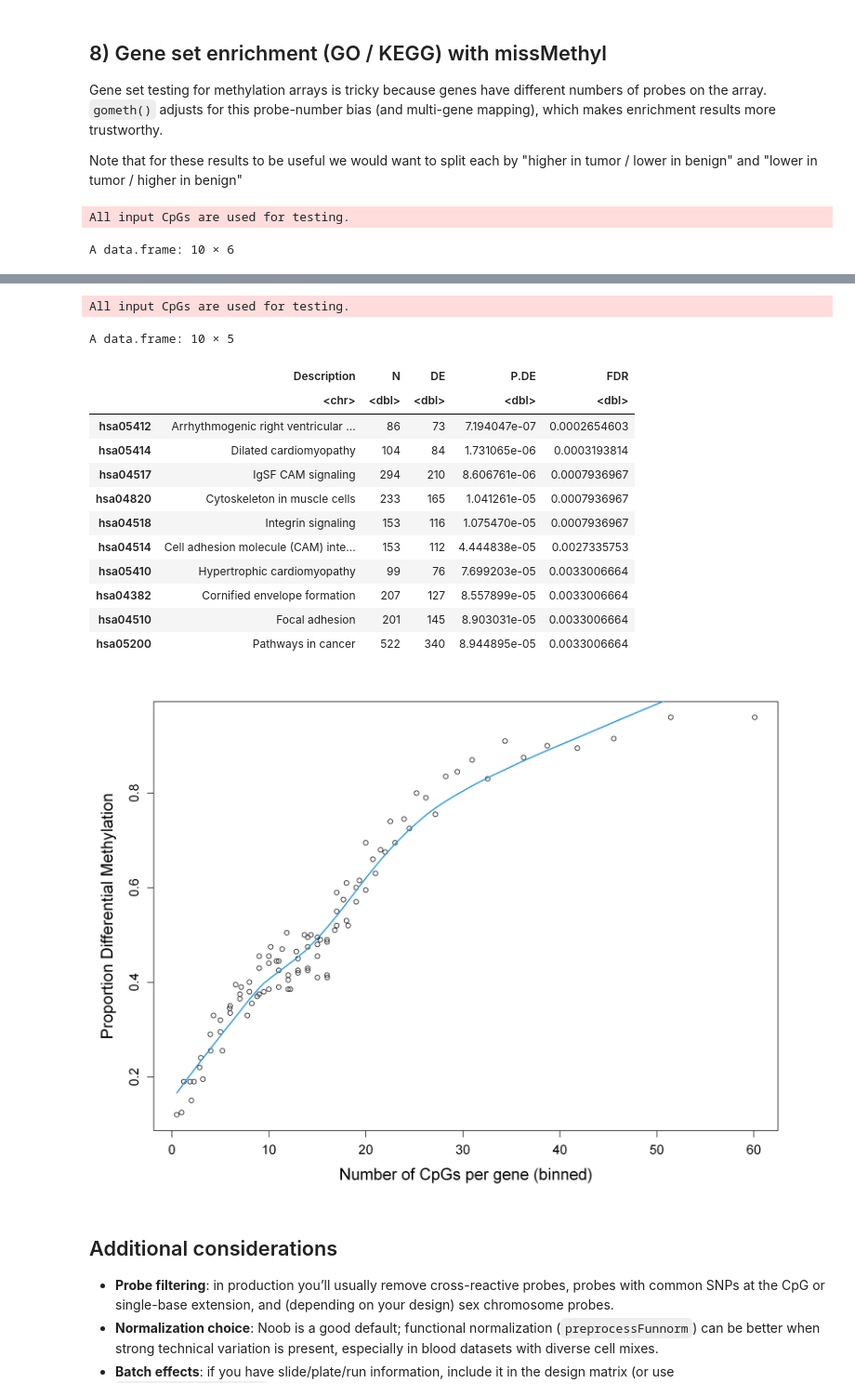
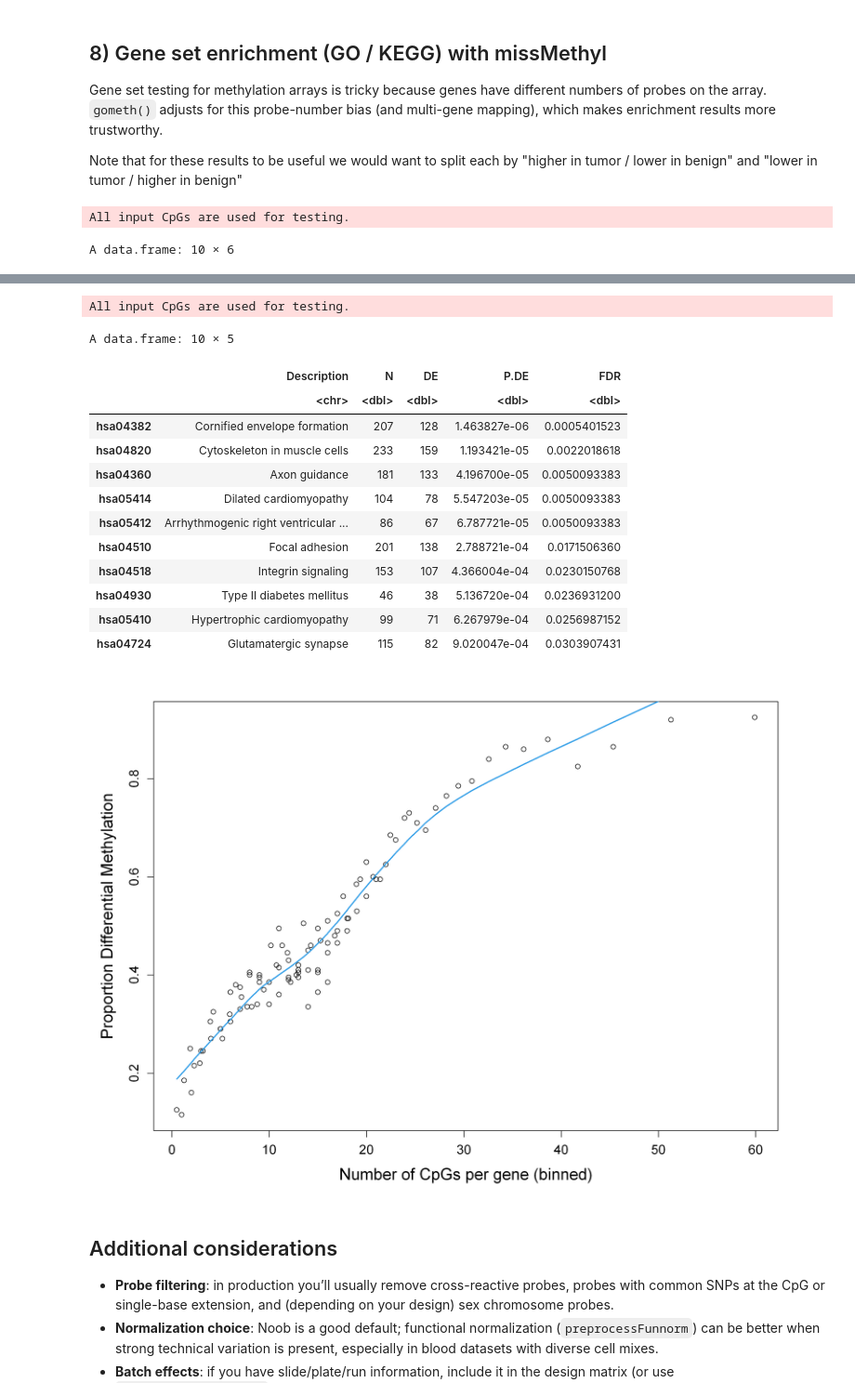
Before and after one commit to meshik/bioinformatics-code-hub, a Jupyter notebook: epigenomics/dna_methylation/r.ipynb, the cells around one changed output, grey strips where cells are left out. Shown at 93% size. Cells and saved outputs as stored; diff of their text form; code cells hidden in the pictures.

```diff
--- a/epigenomics/dna_methylation/r.ipynb
+++ b/epigenomics/dna_methylation/r.ipynb
@@ -122,7 +116,7 @@ Typical quick plots:
 - Beta density: samples should have broadly similar bimodal shapes with peaks near low and high methylation (common in array data). Strong shifts/outliers can indicate technical issues or extreme biology.
 - MDS/PCA: MDS places samples close together if their genome-wide methylation profiles are similar. If samples cluster by sample group, that supports a biological signal. If they cluster by technical factors (slide/plate/run date), that suggests batch effects you may need to model.
 # %%
-gSet <- minfi::preprocessNoob(rgSet)   # Noob normalized
+gSet <- minfi::preprocessFunnorm(rgSet)   # Functional normalization
 beta <- minfi::getBeta(gSet)
 mvals <- minfi::getM(gSet)
 
@@ -162,8 +165,8 @@ keep_probes <- rowMeans(detP <= 0.01, na.rm = TRUE) >= 0.90
 sum(keep_probes)
 
 gSet <- gSet[keep_probes, ]
-beta <- getBeta(gSet)
-mvals <- getM(gSet)
+mvals <- minfi::getM(gSet)
+beta <- minfi::getBeta(gSet)
 # %% [output]
 [1] 483894
 # %% [markdown]
@@ -217,15 +213,16 @@ A data.frame: 6 × 4
 
 You typically look for CpGs with both strong statistical support and meaningful methylation difference (e.g., |Δβ| ≥ 0.10), although smaller effects can matter in promoters/enhancers
 # %%
-dmp$neglog10p <- -log10(dmp$adj.P.Val)
-dmp$hit <- (dmp$adj.P.Val < 0.05) & (abs(dmp$delta_beta) >= 0.10)
+hit <- dmp$adj.P.Val < 0.05 & abs(dmp$delta_beta) >= 0.10
 
-ggplot(dmp, aes(x = delta_beta, y = neglog10p)) +
-  geom_point(alpha = 0.10) +
-  geom_point(data = subset(dmp, hit), alpha = 0.8) +
+ggplot(dmp, aes(delta_beta, -log10(adj.P.Val))) +
+  geom_point(alpha = 0.05) +
+  geom_point(data = dmp[hit, ], alpha = 0.8) +
   labs(
     title = "DMPs: tumor vs benign",
     x = "Delta Beta (tumor - benign)",
     y = "-log10(adj. p-value)"
   )
+
+#TODO: could be nice to label top hits and have a legend with the amount of hits
 # %% [output]
@@ -304,24 +297,11 @@ Gene set testing for methylation arrays is tricky because genes have different n
 
 Note that for these results to be useful we would want to split each by "higher in tumor / lower in benign" and "lower in tumor / higher in benign"
 # %%
-all_cpg <- rownames(m_sub)  # the CPGs we actually used after filtering above
+all_cpg <- rownames(mvals)
 sig_cpg <- rownames(dmp)[dmp$adj.P.Val < 0.05]
 
-go <- missMethyl::gometh(sig.cpg = sig_cpg,
-    all.cpg = all_cpg,
-    collection = "GO",
-    plot.bias = TRUE,  # adds the bias plot at the end - genes with more probes seem more significant
-    array.type = "450K"
-)
-missMethyl::topGSA(go, number = 10)
-
-kegg <- missMethyl::gometh(
-    sig.cpg = sig_cpg,
-    all.cpg = all_cpg,
-    collection = "KEGG",
-    array.type = "450K"
-)
-missMethyl::topGSA(kegg, number = 10)
+topGSA(gometh(sig_cpg, all_cpg, collection = "GO", array.type = "450K", plot.bias = TRUE), 10)
+topGSA(gometh(sig_cpg, all_cpg, collection = "KEGG", array.type = "450K"), 10)
 # %% [output]
 All input CpGs are used for testing.
 A data.frame: 10 × 6
@@ -340,18 +320,18 @@ A data.frame: 10 × 6
 All input CpGs are used for testing.
 A data.frame: 10 × 5
 |  | Description | N | DE | P.DE | FDR |
 |  | <chr> | <dbl> | <dbl> | <dbl> | <dbl> |
-| hsa05412 | Arrhythmogenic right ventricular ... | 86 | 73 | 7.194047e-07 | 0.0002654603 |
-| hsa05414 | Dilated cardiomyopathy | 104 | 84 | 1.731065e-06 | 0.0003193814 |
-| hsa04517 | IgSF CAM signaling | 294 | 210 | 8.606761e-06 | 0.0007936967 |
-| hsa04820 | Cytoskeleton in muscle cells | 233 | 165 | 1.041261e-05 | 0.0007936967 |
-| hsa04518 | Integrin signaling | 153 | 116 | 1.075470e-05 | 0.0007936967 |
-| hsa04514 | Cell adhesion molecule (CAM) inte... | 153 | 112 | 4.444838e-05 | 0.0027335753 |
-| hsa05410 | Hypertrophic cardiomyopathy | 99 | 76 | 7.699203e-05 | 0.0033006664 |
-| hsa04382 | Cornified envelope formation | 207 | 127 | 8.557899e-05 | 0.0033006664 |
-| hsa04510 | Focal adhesion | 201 | 145 | 8.903031e-05 | 0.0033006664 |
-| hsa05200 | Pathways in cancer | 522 | 340 | 8.944895e-05 | 0.0033006664 |
+| hsa04382 | Cornified envelope formation | 207 | 128 | 1.463827e-06 | 0.0005401523 |
+| hsa04820 | Cytoskeleton in muscle cells | 233 | 159 | 1.193421e-05 | 0.0022018618 |
+| hsa04360 | Axon guidance | 181 | 133 | 4.196700e-05 | 0.0050093383 |
+| hsa05414 | Dilated cardiomyopathy | 104 | 78 | 5.547203e-05 | 0.0050093383 |
+| hsa05412 | Arrhythmogenic right ventricular ... | 86 | 67 | 6.787721e-05 | 0.0050093383 |
+| hsa04510 | Focal adhesion | 201 | 138 | 2.788721e-04 | 0.0171506360 |
+| hsa04518 | Integrin signaling | 153 | 107 | 4.366004e-04 | 0.0230150768 |
+| hsa04930 | Type II diabetes mellitus | 46 | 38 | 5.136720e-04 | 0.0236931200 |
+| hsa05410 | Hypertrophic cardiomyopathy | 99 | 71 | 6.267979e-04 | 0.0256987152 |
+| hsa04724 | Glutamatergic synapse | 115 | 82 | 9.020047e-04 | 0.0303907431 |
-[figure, old version]
+[figure, new version]
 # %% [markdown]
 ## Additional considerations
 
```
Also changed, not shown: parts of 10 cells of this notebook.
